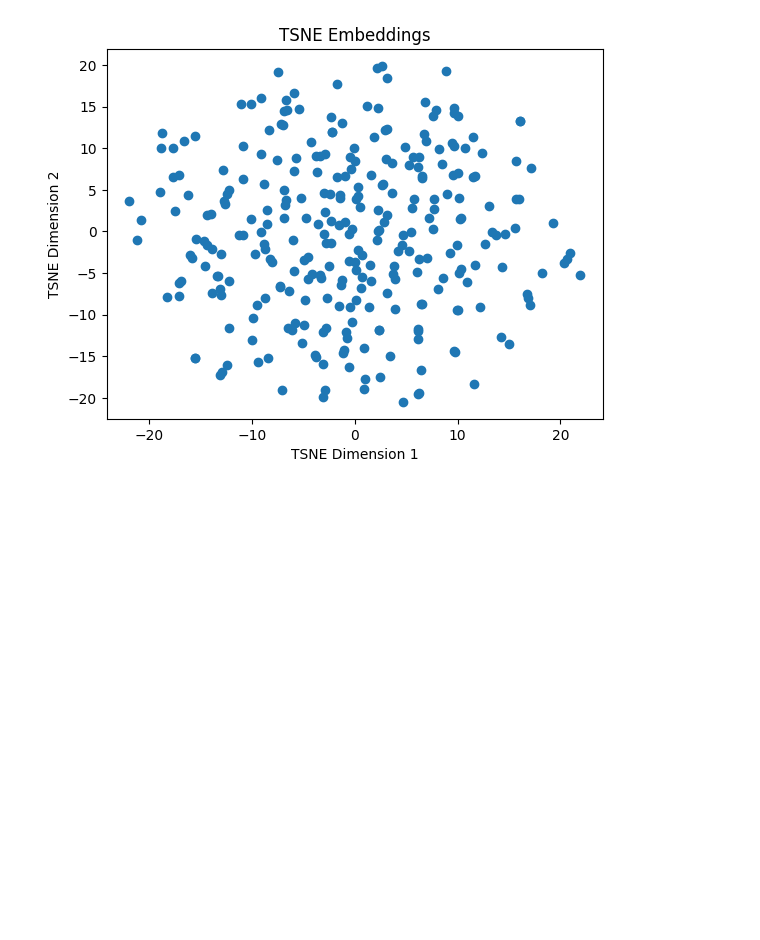
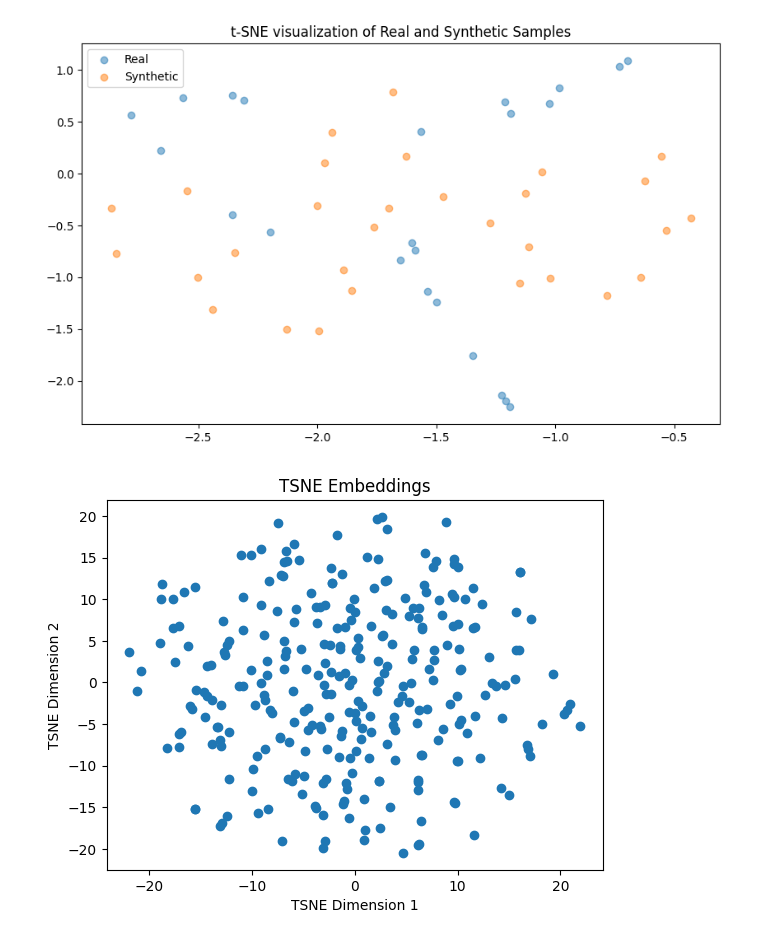
Before and after one commit to buehlpa/MVTec_Visualizer, a Jupyter notebook: workspace/mvtec_WIDERESNET50_syntheticAnomalies.ipynb, the cells around one changed output. Cells and saved outputs as stored; diff of their text form; code cells hidden in the pictures; blank space fills up the shorter version.

```diff
--- a/mvtec_WIDERESNET50_syntheticAnomalies.ipynb
+++ b/workspace/mvtec_WIDERESNET50_syntheticAnomalies.ipynb
@@ -43,3 +74,29 @@ anomaly_categories = {
+# %%
+import torch
+from sklearn.manifold import TSNE
+import matplotlib.pyplot as plt
+
+
+# Concatenate the real and synthetic samples
+combined_samples = torch.cat((torch_array, new_samples), 0).numpy()
+
+# Apply t-SNE
+tsne = TSNE(n_components=2,perplexity=30, n_iter=10000)
+reduced_data = tsne.fit_transform(combined_samples)
+
+# Create labels (0 for real, 1 for synthetic)-
+labels = torch.cat((torch.zeros(torch_array.size(0)),
+                    torch.ones(new_samples.size(0))))
+
+# Plotting
+plt.figure(figsize=(10, 6))
+plt.scatter(reduced_data[labels==0, 0], reduced_data[labels==0, 1], label='Real', alpha=0.5)
+plt.scatter(reduced_data[labels==1, 0], reduced_data[labels==1, 1], label='Synthetic', alpha=0.5)
+plt.title('t-SNE visualization of Real and Synthetic Samples')
+plt.legend()
+plt.show()
+# %% [output]
+[figure, added]
 # %%
 
 for category in list(anomaly_categories.keys()):
```
Also changed, not shown: parts of 1 cell of this notebook, 2 other files.
